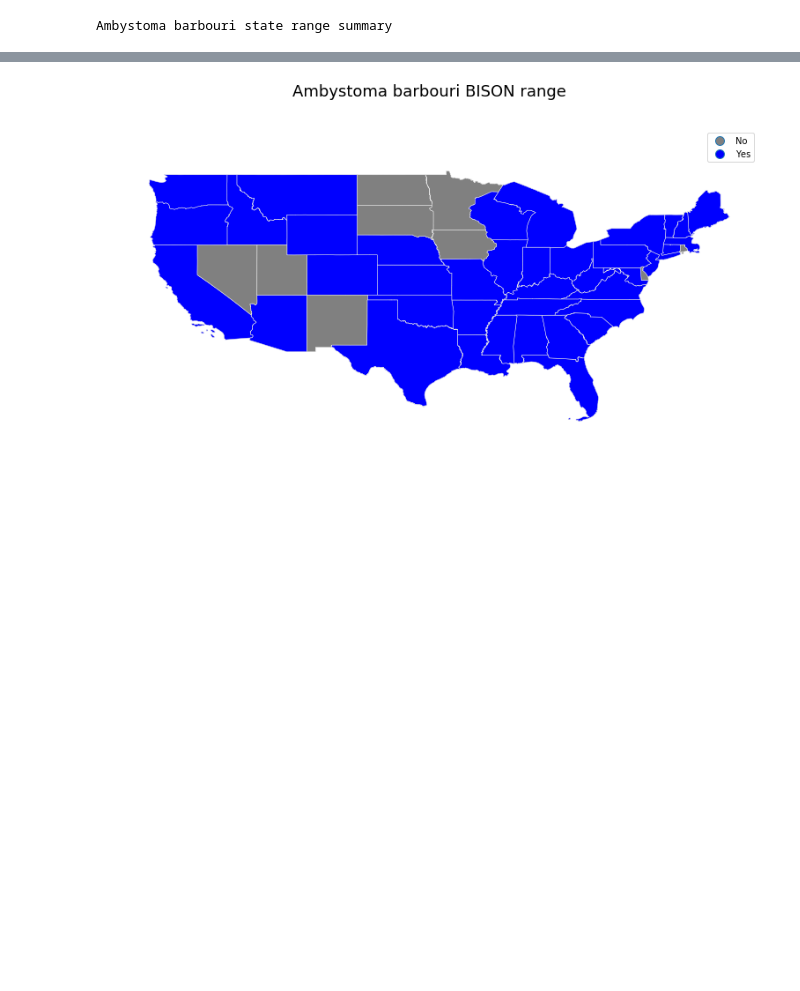
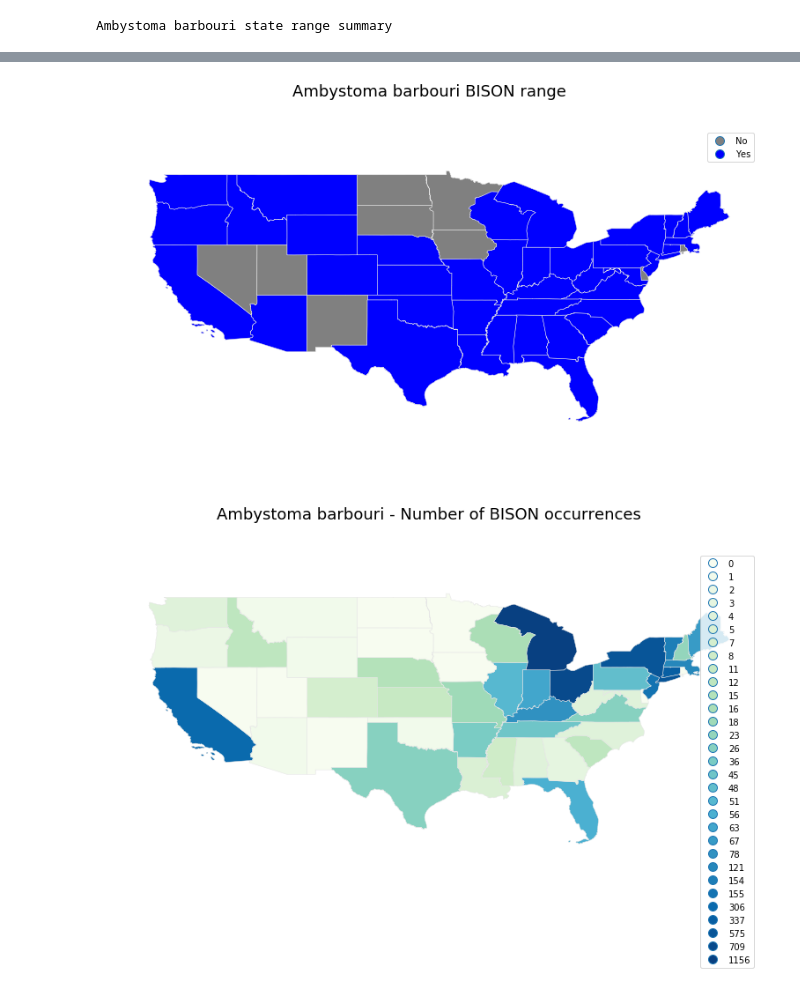
Before and after one commit to usgs-bcb/FWS-ESA-WorkPlanSpecies, a Jupyter notebook: State range summaries.ipynb, the cells around one changed output, grey strips where cells are left out. Drawn from its saved outputs; the diff is of its cells as text; code cells hidden in the pictures; blank space fills up the shorter version.

Commit message:
Added plotting of bison occurrences.

```diff
--- a/State range summaries.ipynb
+++ b/State range summaries.ipynb
@@ -169,30 +169,43 @@ for sp in spp[:1]:
                     cmap=ListedColormap(['grey', 'blue']),
                     categorical=True, linewidth=0.5, edgecolor='0.9')
     ax2.set_ylim(23, 50)
     ax2.set_xlim(-126, -66)
     ax2.set_axis_off()
     plt.axis('equal')
     fig2.suptitle(sp + " BISON range", fontsize=18)
+
+    # BISON count
+    # Plot
+    fig3, ax3 = plt.subplots(1, figsize=(13, 7))
+    statesGDF3.plot(ax=ax3, column="BISON_occurrences", legend=True,
+                    cmap='GnBu',
+                    categorical=True, linewidth=0.5, edgecolor='0.9')
+    ax3.set_ylim(23, 50)
+    ax3.set_xlim(-126, -66)
+    ax3.set_axis_off()
+    plt.axis('equal')
+    fig3.suptitle(sp + " - Number of BISON occurrences", fontsize=18)
 # %% [output]
 Ambystoma barbouri state range summary
 |  | FWS_range(y/n) | BISON_occurrences | has_BISON_Data(y/n) | SGCN_2005(y/n) | SGCN_2015(y/n) | ... |
 | State |  |  |  |  |  | ... |
 | Alabama | 1 | 4 | 1 | 0 | 0 | ... |
 | Alaska | 0 | 0 | 0 | 0 | 0 | ... |
 | Arizona | 0 | 1 | 1 | 0 | 0 | ... |
 | Arkansas | 0 | 36 | 1 | 0 | 0 | ... |
 | California | 0 | 306 | 1 | 0 | 0 | ... |
 | Colorado | 0 | 7 | 1 | 0 | 0 | ... |
 | Connecticut | 0 | 337 | 1 | 0 | 0 | ... |
 | Delaware | 0 | 0 | 0 | 0 | 0 | ... |
 | District of Columbia | 0 | 0 | 0 | 0 | 0 | ... |
 | Florida | 0 | 56 | 1 | 0 | 0 | ... |
 | ... | ... | ... | ... | ... | ... | ... |
 | Virginia | 0 | 26 | 1 | 0 | 0 | ... |
 | Washington | 0 | 4 | 1 | 0 | 0 | ... |
 | West Virginia | 1 | 4 | 1 | 1 | 1 | ... |
 | Wisconsin | 0 | 16 | 1 | 0 | 0 | ... |
 | Wyoming | 0 | 1 | 1 | 0 | 0 | ... |
 [figure]
 [figure]
 [figure]
+[figure, added]
```
Also changed, not shown: 1 other file.
